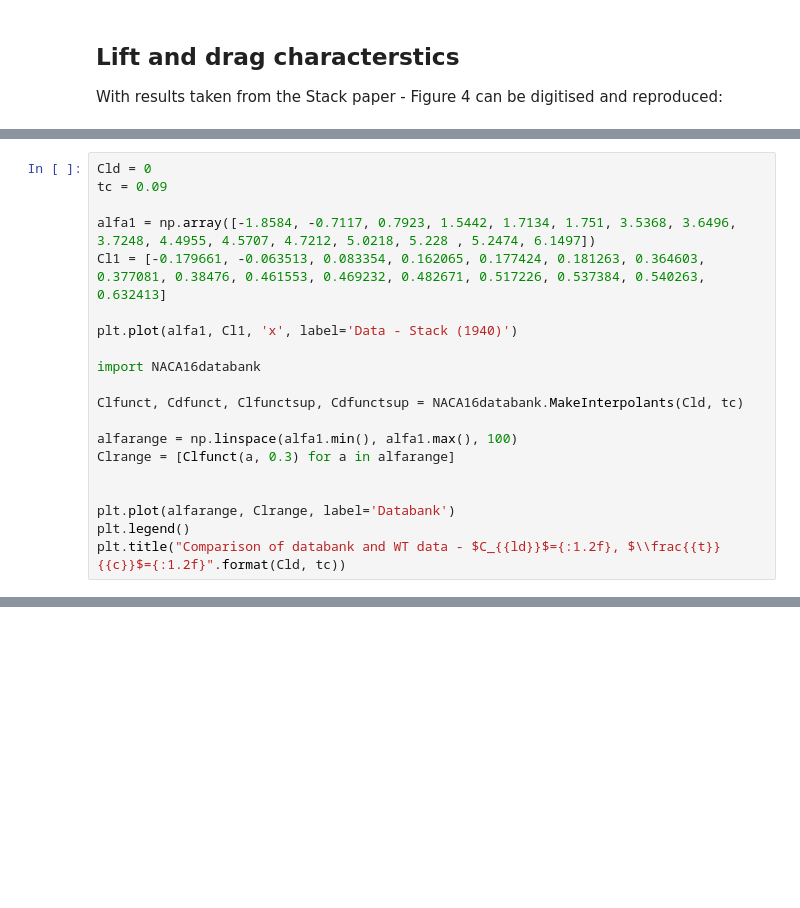
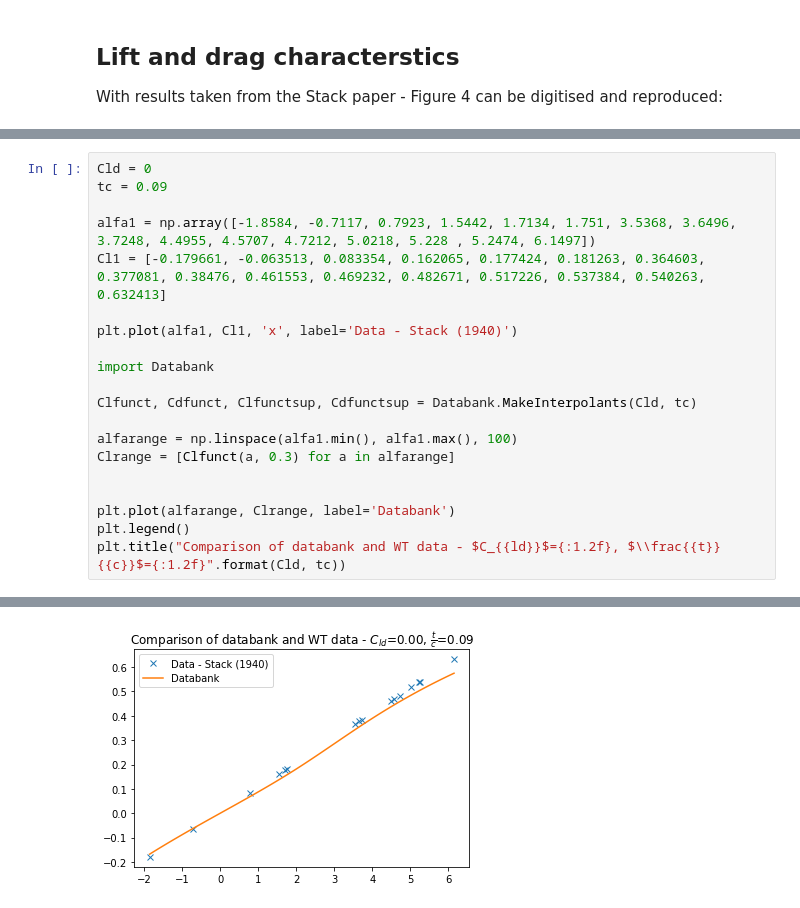
Before and after one commit to aeronauty/N16Databank, a Jupyter notebook: NACA 16 Sections.ipynb, the cells around one changed output, grey strips where cells are left out. Drawn from its saved outputs; the diff is of its cells as text; blank space fills up the shorter version.

```diff
--- a/NACA 16 Sections.ipynb
+++ b/NACA 16 Sections.ipynb
@@ -166,9 +168,9 @@ Cl1 = [-0.179661, -0.063513, 0.083354, 0.162065, 0.177424, 0.181263, 0.364603, 0
 
 plt.plot(alfa1, Cl1, 'x', label='Data - Stack (1940)')
 
-import NACA16databank
+import Databank
 
-Clfunct, Cdfunct, Clfunctsup, Cdfunctsup = NACA16databank.MakeInterpolants(Cld, tc)
+Clfunct, Cdfunct, Clfunctsup, Cdfunctsup = Databank.MakeInterpolants(Cld, tc)
 
 alfarange = np.linspace(alfa1.min(), alfa1.max(), 100)
 Clrange = [Clfunct(a, 0.3) for a in alfarange]
@@ -182,3 +184,4 @@ SyntaxError: invalid syntax (<ipython-input-31-d313233c639a>, line 21)
+[figure, added]
 # %%
 Cld = 0.7
 tc = 0.09
```
Also changed, not shown: parts of 3 cells of this notebook, 1 other file.
